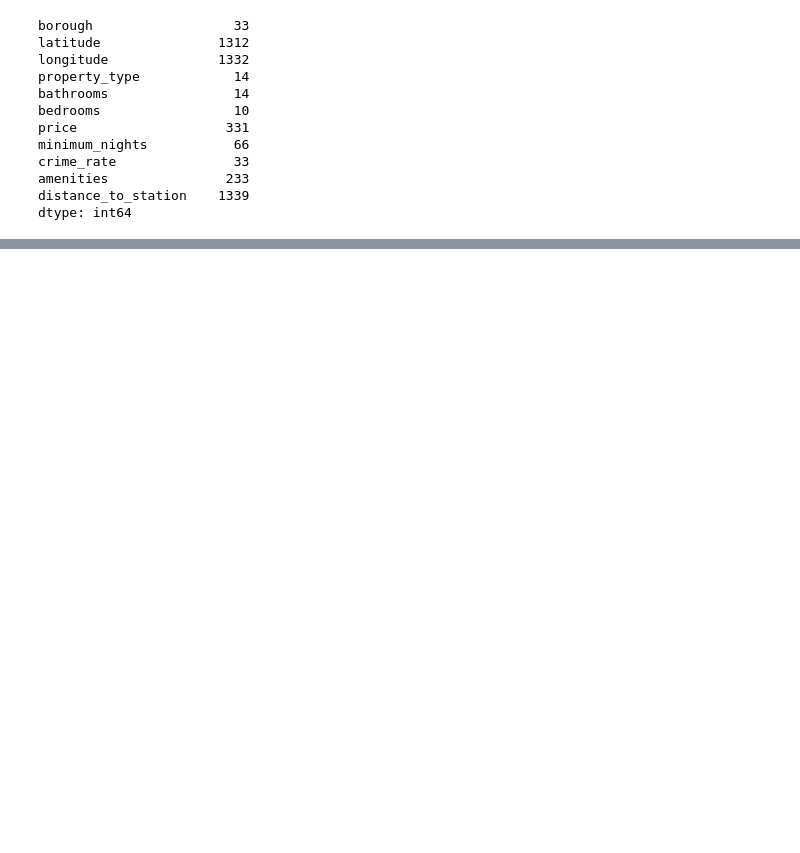
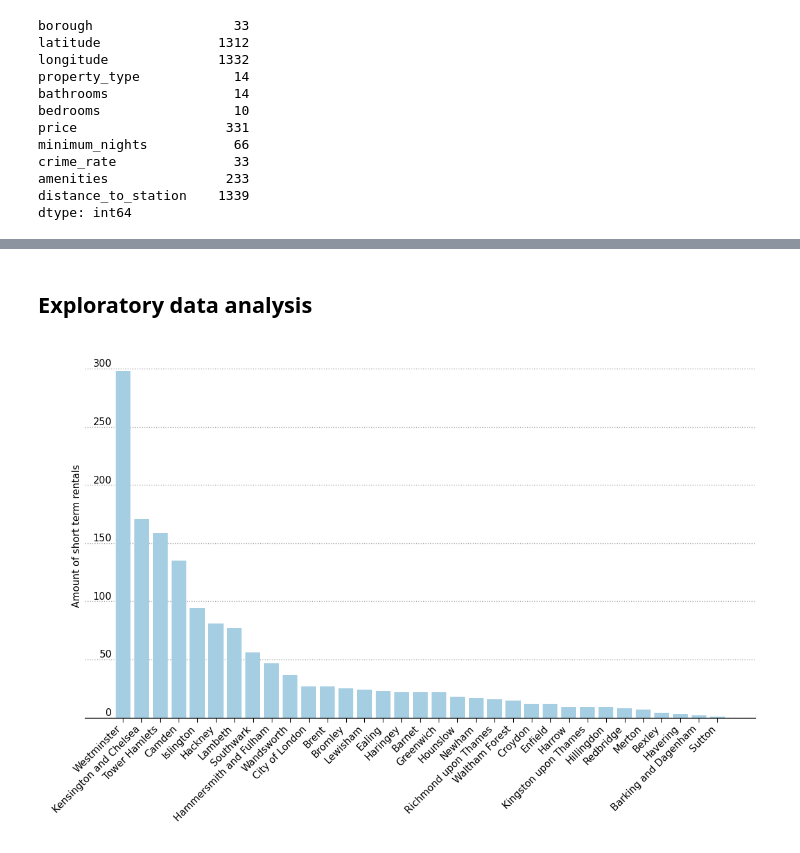
Before and after one commit to capac/short-term-rents-in-london, a Jupyter notebook: data-analysis.ipynb, the cells around one changed output, grey strips where cells are left out. Drawn from its saved outputs; the diff is of its cells as text; code cells hidden in the pictures; blank space fills up the shorter version.

Commit message:
Added some exploratory data analysis plots

```diff
--- a/data-analysis.ipynb
+++ b/data-analysis.ipynb
@@ -13,7 +15,7 @@ home_dir = Path.home()
 inside_airbnb_data_dir = home_dir / 'Programming/data/inside-airbnb/london'
 # %%
 inside_airbnb_data_file = inside_airbnb_data_dir / 'selected_short_term_rentals_with_distances.csv'
-inside_airbnb_df = pd.read_csv(inside_airbnb_data_file, keep_default_na=False)
+inside_airbnb_df = pd.read_csv(inside_airbnb_data_file, keep_default_na=False, thousands=',')
 # %%
 inside_airbnb_df.info()
 # %% [output]
@@ -106,3 +110,16 @@ if not heat_map_file.exists():
 london_map
 # %% [output]
 [interactive output not drawn]
+# %% [markdown]
+## Exploratory data analysis
+# %%
+borough_sr = inside_airbnb_df.borough.value_counts(ascending=False)
+# %%
+mplstyle_file = inside_airbnb_data_dir / 'barplot-style.mplstyle'
+plt.style.use(mplstyle_file)
+fig, ax = plt.subplots( nrows=1, ncols=1)
+ax.bar(borough_sr.index, borough_sr.values)
+ax.set_ylabel('Amount of short term rentals')
+plt.setp(ax.get_xticklabels(), rotation=45, ha='right');
+# %% [output]
+[figure, added]
```
Also changed, not shown: parts of 8 cells of this notebook.
